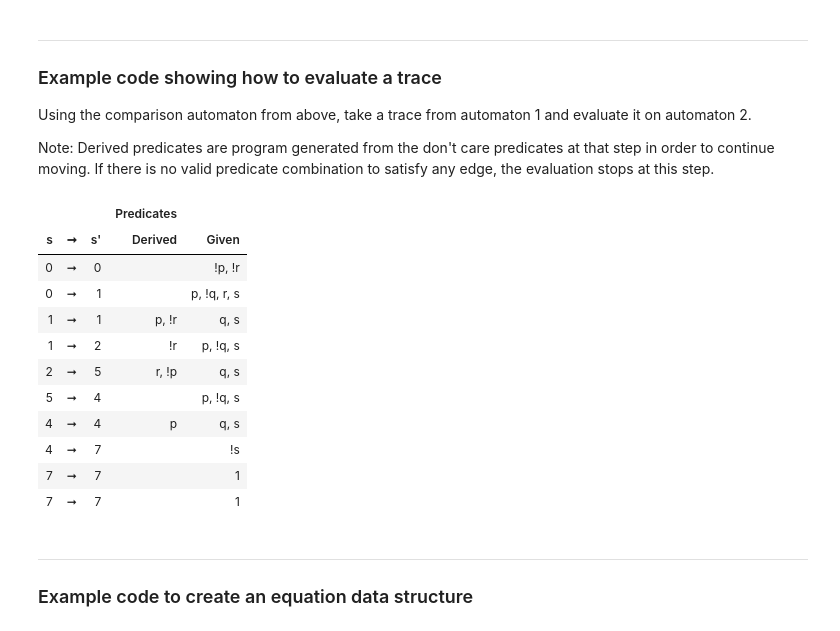
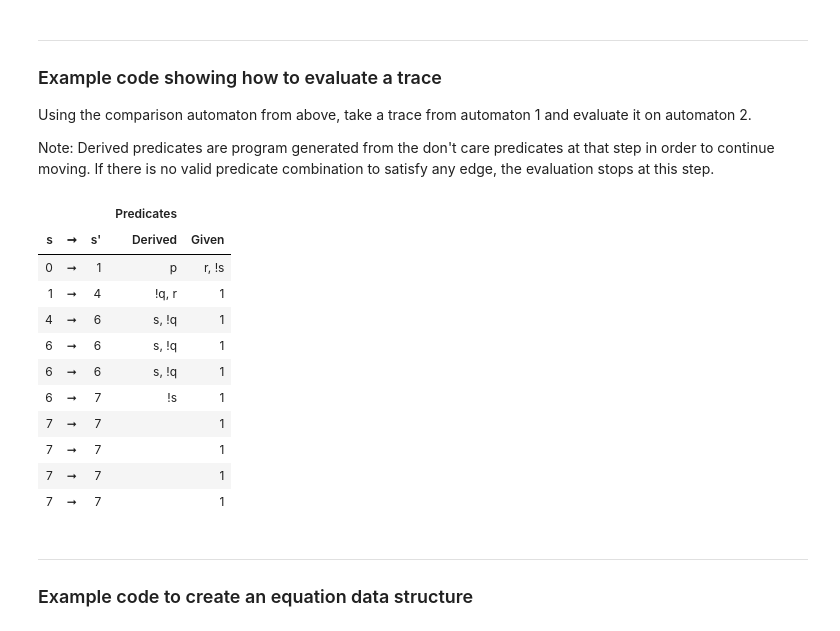
Before and after one commit to JKomp/LTL2DFA, a Jupyter notebook: LTL_TraceGen_Spot.ipynb, the cells around one changed output. Cells and saved outputs as stored; diff of their text form; code cells hidden in the pictures.

```diff
--- a/LTL_TraceGen_Spot.ipynb
+++ b/LTL_TraceGen_Spot.ipynb
@@ -1799,15 +1894,13 @@ Setting `newLine=False` will suppress the line feed after printing the trace. Th
 
 `title` will print a title on the table when `verbose = 1`
 # %%
-print(f'Trace #         States Seen:')
+auto.printTraceListHTML(auto.allTraces,title='Automaton Trace Log')
 sinkCnt = 0
 for i, trace in enumerate(auto.allTraces):
-    print(f' {i:3}:    ',end='')
-    trace.print(verbose=0,color=True)
     if trace.sink() == True:
         sinkCnt += 1
-print(f'Total traces ending in a sink: {sinkCnt:>3}/{numRuns:<3}')
+print(f'Total traces ending in a sink: {sinkCnt:>3}/{numRuns:<3}\n')
 
 for i, trace in enumerate(auto.allTraces):
-    trace.print(verbose=1,color=True,title=f'Trace: {i:3}')
+    trace.printHTML(verbose=1,color=True,title=f'Trace: {i:3}')
 # %% [output]
@@ -2339,29 +2447,29 @@ Note: Derived predicates are program generated from the don't care predicates at
 # %%
 allowedStates = auto2.allStates
 curState = '0'
 traceLog = []
 testTrace = testTraces[1]
 testTrace.start()
 
 trace, errMsg = auto2.states[curState].evaluate(allowedStates,testTrace,Trace())
 traceLog.append(trace)
 print(errMsg)
 
 for trace in traceLog:
-    trace.print(verbose=1,color=True)
+    trace.printHTML(verbose=1,color=True)
 # %% [output]
 |  |  |  | Predicates |  |
 | s | ➞ | s' | Derived | Given |
-| 0 | ➞ | 0 |  | !p, !r |
-| 0 | ➞ | 1 |  | p, !q, r, s |
-| 1 | ➞ | 1 | p, !r | q, s |
-| 1 | ➞ | 2 | !r | p, !q, s |
-| 2 | ➞ | 5 | r, !p | q, s |
-| 5 | ➞ | 4 |  | p, !q, s |
-| 4 | ➞ | 4 | p | q, s |
-| 4 | ➞ | 7 |  | !s |
+| 0 | ➞ | 1 | p | r, !s |
+| 1 | ➞ | 4 | !q, r | 1 |
+| 4 | ➞ | 6 | s, !q | 1 |
+| 6 | ➞ | 6 | s, !q | 1 |
+| 6 | ➞ | 6 | s, !q | 1 |
+| 6 | ➞ | 7 | !s | 1 |
 | 7 | ➞ | 7 |  | 1 |
 | 7 | ➞ | 7 |  | 1 |
+| 7 | ➞ | 7 |  | 1 |
+| 7 | ➞ | 7 |  | 1 |
 # %% [markdown]
 ---
 ### Example code to create an equation data structure
```
Also changed, not shown: parts of 14 cells of this notebook.
